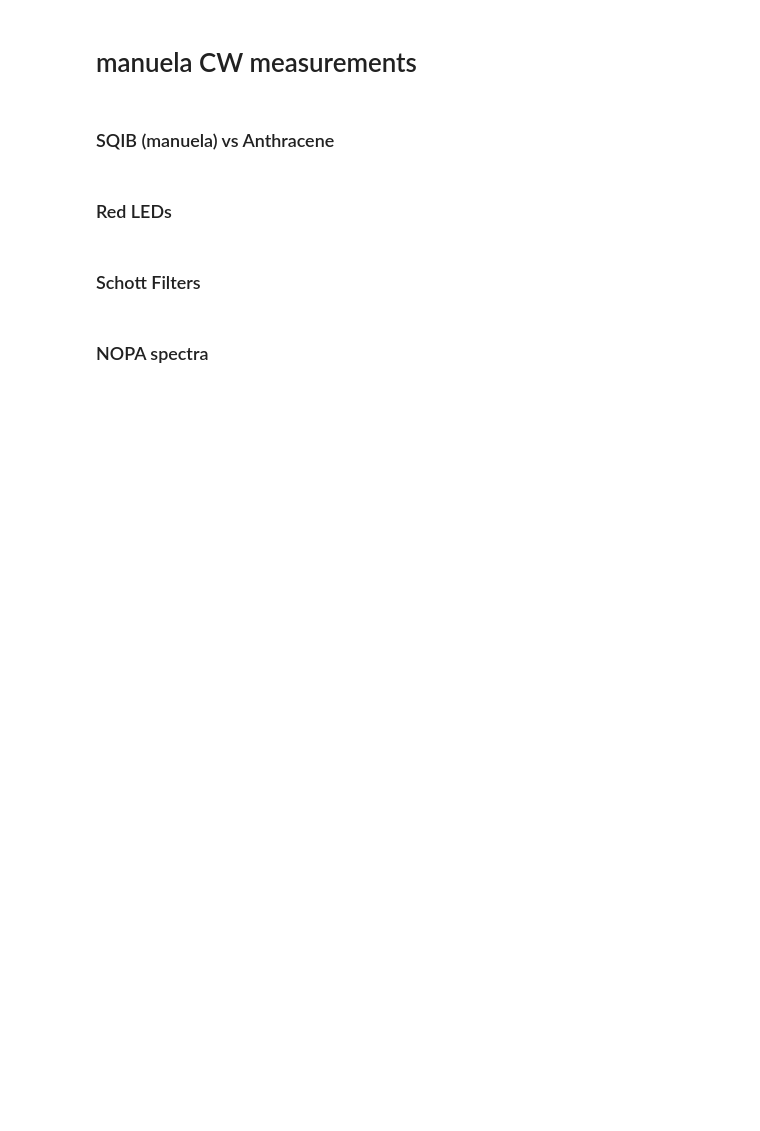
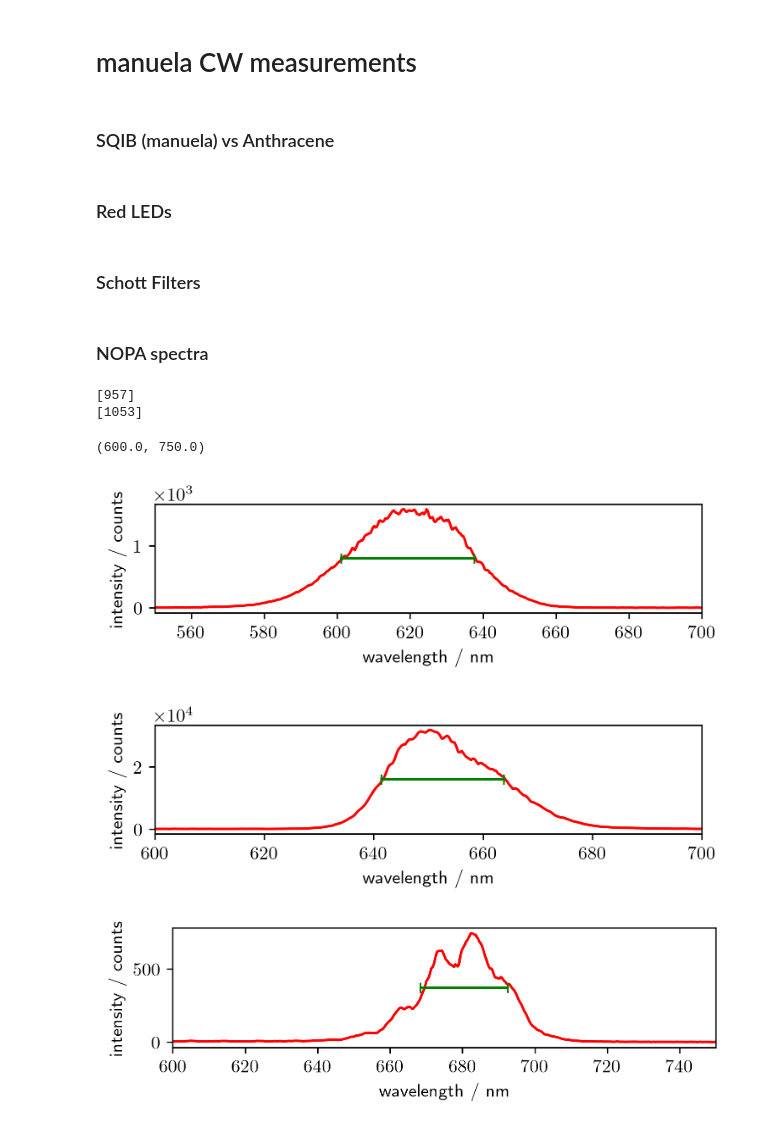
Before and after one commit to MJeindl/MasterProjectAlt, a Jupyter notebook: SpectraGraphsMisc.ipynb, the cells around one changed output. Cells and saved outputs as stored; diff of their text form; code cells hidden in the pictures; blank space fills up the shorter version.

```diff
--- a/SpectraGraphsMisc.ipynb
+++ b/SpectraGraphsMisc.ipynb
@@ -246,2 +235,80 @@ ax5.set_xlim((600,750))
 
 plt.show()
+# %%
+import numpy as np
+from matplotlib import pyplot as plt
+import pandas as pd
+import plotHelperLatex
+plotHelperLatex.setMatplotSettings()
+from scipy.signal import find_peaks
+
+aspect = 5
+
+#620 nm
+filveSTD1 = r"C:\Users\M\Documents\Books\masterprojectinformation\images\spectra\ActonMonochromatorCharacterisation\Probe620MonochromatorTest20.10.2023.txt"
+std1 = np.genfromtxt(filveSTD1, skip_header=23, skip_footer=1)
+std1[:,1] -= np.mean(std1[100:200,1])
+
+#650 nm 2H (likely pump spectrum)
+#spectrum 198
+filestd2 = r"C:\Users\M\Documents\Books\masterprojectinformation\images\spectra\2024-02-05\Pump2H_653nm_spec198.txt"
+std2 = np.genfromtxt(filestd2, skip_header=23, skip_footer=1)
+
+#680 nm 3H
+filestd3 = r"C:\Users\M\Documents\Books\masterprojectinformation\images\spectra\2024-02-05\Probe3H_680nm_last_spectrum.txt"
+std3 = np.genfromtxt(filestd3, skip_header=23, skip_footer=1)
+
+
+peaks3, widths3 = find_peaks(std1[:,1], height = 300, rel_height = 0.5, width=5, distance = 100)
+heights3 = widths3['peak_heights']
+widths3 = widths3['widths']
+#waves
+centroid = 619.36
+fwhm = 36.50
+height3 = 1590.37
+print(peaks3)
+fig3, ax3 = plt.subplots(1,1, dpi=288, figsize = plotHelperLatex.figSizer(1,aspect))
+ax3.plot(std1[:,0], std1[:,1], color = "r")
+ax3.plot([centroid-fwhm/2, centroid+fwhm/2], np.ones((2))*heights3[0]/2, marker="|", color = "g")
+ax3.set_ylabel(r'intensity / counts')
+ax3.set_xlabel('wavelength / nm')
+ax3.set_xlim((550,700))
+
+#THIS IS A PUMP MEASUREMENTS
+#taken from waves
+## max int at 650.20 nm
+# centroid 653.63 nm
+centroid = 652.63
+fwhm = 22.366
+peaks4, widths4 = find_peaks(std2[:,1], height = 3000, rel_height = 0.5, width=5, distance = 100)
+heights4 = widths4['peak_heights']
+widths4 = widths4['widths']
+print(peaks4)
+fig4, ax4 = plt.subplots(1,1, dpi=288, figsize = plotHelperLatex.figSizer(1,aspect))
+ax4.plot(std2[:,0], std2[:,1], color = "r")
+ax4.plot([centroid-fwhm/2, centroid+fwhm/2], np.ones((2))*heights4[0]/2, marker="|", color = "g")
+ax4.set_ylabel(r'intensity / counts')
+ax4.set_xlabel('wavelength / nm')
+ax4.set_xlim((600,700))
+
+
+
+#taken from waves
+#probe 680 nm, with malfunction of spectrometer
+#max int = 682.87 nm
+centroid = 680.50
+fwhm = 24.1
+heights5 = max(std3[:,1])
+fig5, ax5 = plt.subplots(1,1, dpi=288, figsize = plotHelperLatex.figSizer(1,4.5))
+ax5.plot(std3[:,0], std3[:,1], color = "r")
+ax5.plot([centroid-fwhm/2, centroid+fwhm/2], np.ones((2))*heights5/2, marker="|", color = "g")
+ax5.set_ylabel(r'intensity / counts')
+ax5.set_xlabel('wavelength / nm')
+ax5.set_xlim((600,750))
+# %% [output]
+[957]
+[1053]
+(600.0, 750.0)
+[figure, added]
+[figure, added]
+[figure, added]
```
Also changed, not shown: parts of 1 cell of this notebook, 2 other files.
